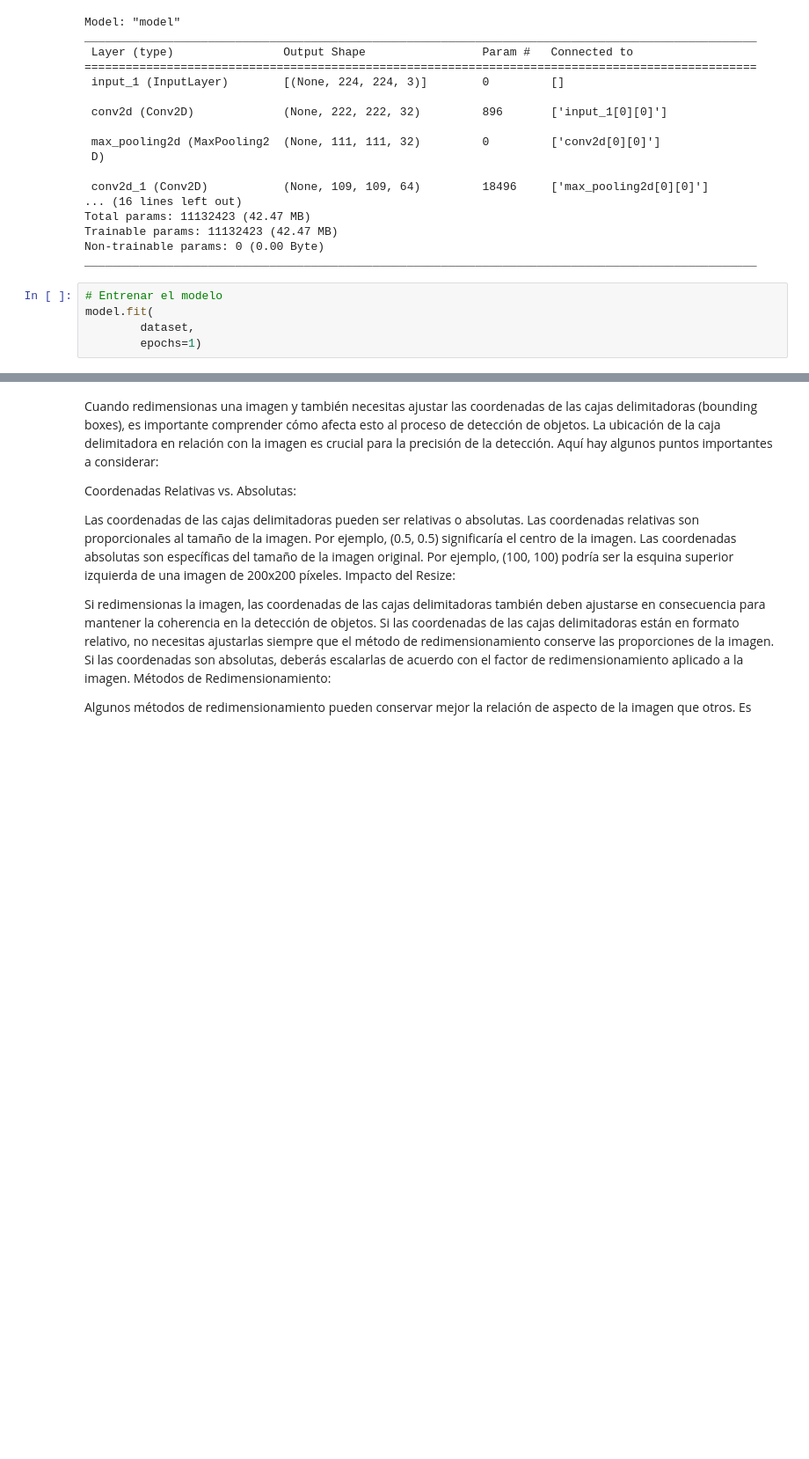
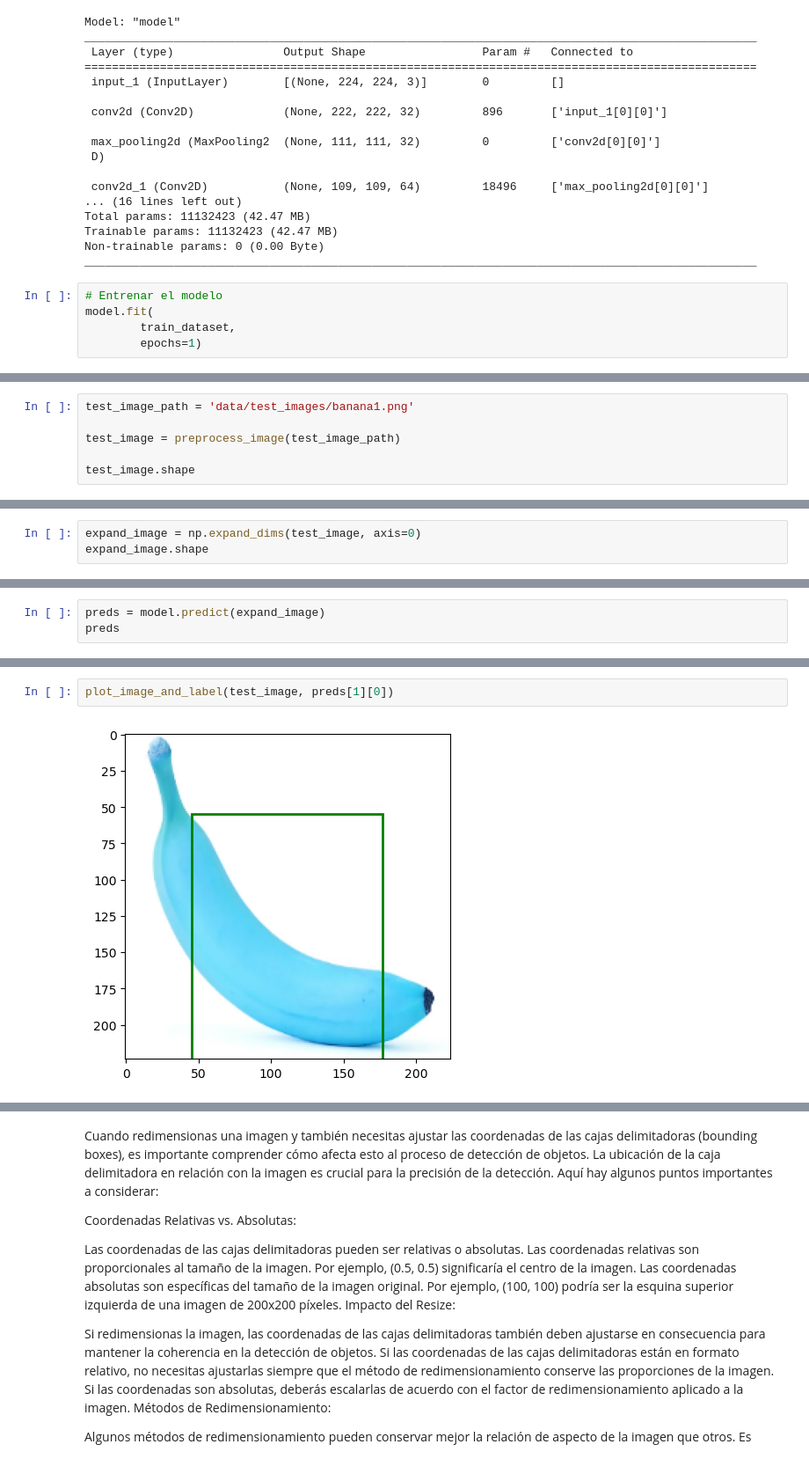
Before and after one commit to MNGARCIA085/Computer-Vision, a Jupyter notebook: Object Detection/TensorFlow/Fruit detection/Preprocessing.ipynb, the cells around one changed output, grey strips where cells are left out. Shown at 88% size. Saved outputs shown, nothing was run; the diff lists cells and outputs as text; blank space fills up the shorter version.

Commit message:
preprocessing

```diff
--- a/Object Detection/TensorFlow/Fruit detection/Preprocessing.ipynb
+++ b/Object Detection/TensorFlow/Fruit detection/Preprocessing.ipynb
@@ -638,6 +442,6 @@ ________________________________________________________________________________
 # %%
 # Entrenar el modelo
 model.fit(
-        dataset,
+        train_dataset,
         epochs=1)
 # %% [output]
@@ -666,0 +458,6 @@ labels = [
+# %%
+test_image_path = 'data/test_images/banana1.png'
+
+test_image = preprocess_image(test_image_path)
+
+test_image.shape
@@ -666,0 +477,3 @@ labels = [
+# %%
+expand_image = np.expand_dims(test_image, axis=0)
+expand_image.shape
@@ -666,0 +482,3 @@ labels = [
+# %%
+preds = model.predict(expand_image)
+preds
@@ -666,0 +500,4 @@ labels = [
+# %%
+plot_image_and_label(test_image, preds[1][0])
+# %% [output]
+[figure, added]
```
Also changed, not shown: parts of 46 cells of this notebook, 1 other file.
